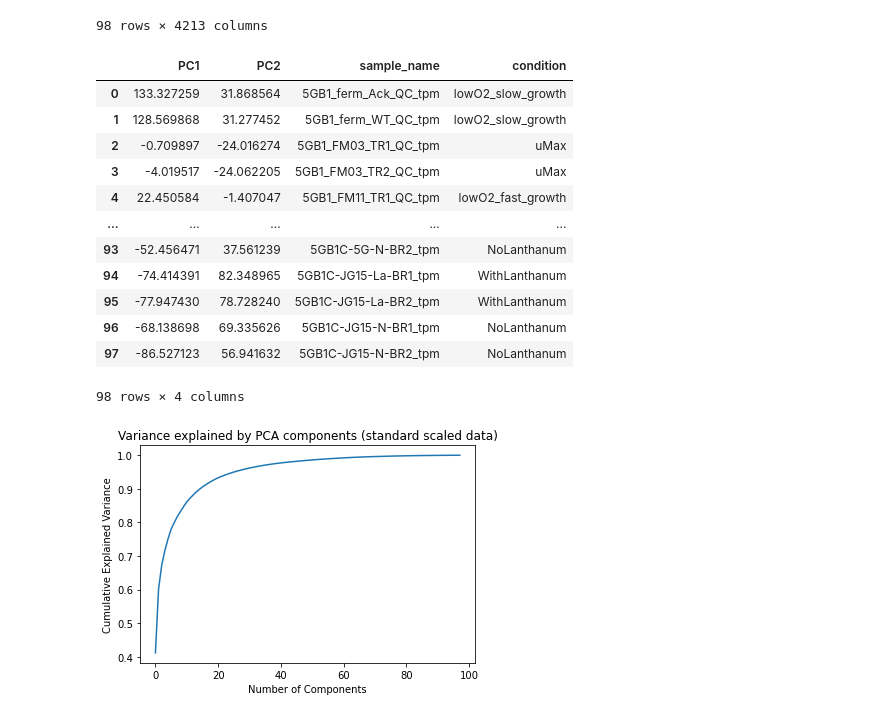
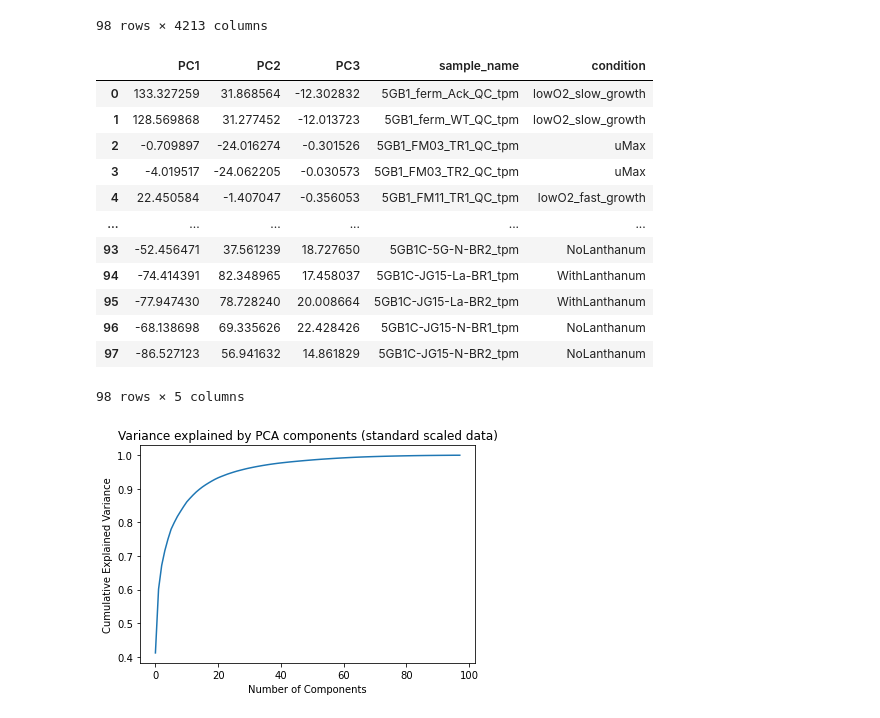
Before and after one commit to vsk-1167/research-5G-transcriptomic-exploration, a Jupyter notebook: dimRed_and_cluster_tpm_data.ipynb, the cells around one changed output. Drawn from its saved outputs; the diff is of its cells as text; code cells hidden in the pictures.

```diff
--- a/dimRed_and_cluster_tpm_data.ipynb
+++ b/dimRed_and_cluster_tpm_data.ipynb
@@ -260,6 +258,6 @@ matplotlib_scatter(df_dim_reduced_raw, title,"condition")
 # %%
 # draw basic matplotlib plots of variance explained and projections
-pca = PCA()
-pca.fit_transform(df_raw_tpm)
+pca_explained = PCA()
+pca_explained.fit_transform(df_raw_tpm)
 plot_pca_var(pca, tag = "raw data")
 # %% [output]
@@ -354,33 +348,35 @@ df_standard_scaled
 | 5GB1C-JG15-N-BR2_tpm | 0.262739 | 0.182338 | 0.516032 | 0.686133 | -0.019823 | 1.972415 | ... |
 98 rows × 4213 columns
 # %%
+pca = PCA()
+
 # Use PCA library in sklearn to fit and transform desired raw tpm data for each sample
-dim_reduced_scaled = pca.fit_transform(df_standard_scaled)
+dim_reduced_scaled = pca_3d.fit_transform(df_standard_scaled)
 
 # create dataframe with array + keep track of conditions so that its easy to grab the colors for plotting
 df_dim_reduced_scaled = pd.DataFrame(dim_reduced_scaled)
 
-df_dim_reduced_scaled = df_dim_reduced_scaled.set_axis(["PC1", "PC2"], axis = 1)
+df_dim_reduced_scaled = df_dim_reduced_scaled.set_axis(["PC1", "PC2", "PC3"], axis = 1)
 
 # Make new columns to keep track of additional information
 df_dim_reduced_scaled['sample_name'] = df_standard_scaled.index
 df_dim_reduced_scaled['condition'] = df_dim_reduced_scaled['sample_name'].apply(lambda x: sample2condition[x])
 
 df_dim_reduced_scaled
 # %% [output]
-|  | PC1 | PC2 | sample_name | condition |
-| 0 | 133.327259 | 31.868564 | 5GB1_ferm_Ack_QC_tpm | lowO2_slow_growth |
-| 1 | 128.569868 | 31.277452 | 5GB1_ferm_WT_QC_tpm | lowO2_slow_growth |
-| 2 | -0.709897 | -24.016274 | 5GB1_FM03_TR1_QC_tpm | uMax |
-| 3 | -4.019517 | -24.062205 | 5GB1_FM03_TR2_QC_tpm | uMax |
-| 4 | 22.450584 | -1.407047 | 5GB1_FM11_TR1_QC_tpm | lowO2_fast_growth |
-| ... | ... | ... | ... | ... |
-| 93 | -52.456471 | 37.561239 | 5GB1C-5G-N-BR2_tpm | NoLanthanum |
-| 94 | -74.414391 | 82.348965 | 5GB1C-JG15-La-BR1_tpm | WithLanthanum |
-| 95 | -77.947430 | 78.728240 | 5GB1C-JG15-La-BR2_tpm | WithLanthanum |
-| 96 | -68.138698 | 69.335626 | 5GB1C-JG15-N-BR1_tpm | NoLanthanum |
-| 97 | -86.527123 | 56.941632 | 5GB1C-JG15-N-BR2_tpm | NoLanthanum |
+|  | PC1 | PC2 | PC3 | sample_name | condition |
+| 0 | 133.327259 | 31.868564 | -12.302832 | 5GB1_ferm_Ack_QC_tpm | lowO2_slow_growth |
+| 1 | 128.569868 | 31.277452 | -12.013723 | 5GB1_ferm_WT_QC_tpm | lowO2_slow_growth |
+| 2 | -0.709897 | -24.016274 | -0.301526 | 5GB1_FM03_TR1_QC_tpm | uMax |
+| 3 | -4.019517 | -24.062205 | -0.030573 | 5GB1_FM03_TR2_QC_tpm | uMax |
+| 4 | 22.450584 | -1.407047 | -0.356053 | 5GB1_FM11_TR1_QC_tpm | lowO2_fast_growth |
+| ... | ... | ... | ... | ... | ... |
+| 93 | -52.456471 | 37.561239 | 18.727650 | 5GB1C-5G-N-BR2_tpm | NoLanthanum |
+| 94 | -74.414391 | 82.348965 | 17.458037 | 5GB1C-JG15-La-BR1_tpm | WithLanthanum |
+| 95 | -77.947430 | 78.728240 | 20.008664 | 5GB1C-JG15-La-BR2_tpm | WithLanthanum |
+| 96 | -68.138698 | 69.335626 | 22.428426 | 5GB1C-JG15-N-BR1_tpm | NoLanthanum |
+| 97 | -86.527123 | 56.941632 | 14.861829 | 5GB1C-JG15-N-BR2_tpm | NoLanthanum |
-98 rows × 4 columns
+98 rows × 5 columns
 # %%
 # draw basic matplotlib plots of variance explained and projections
 pca = PCA()
```
Also changed, not shown: parts of 12 cells of this notebook, 11 other files.
